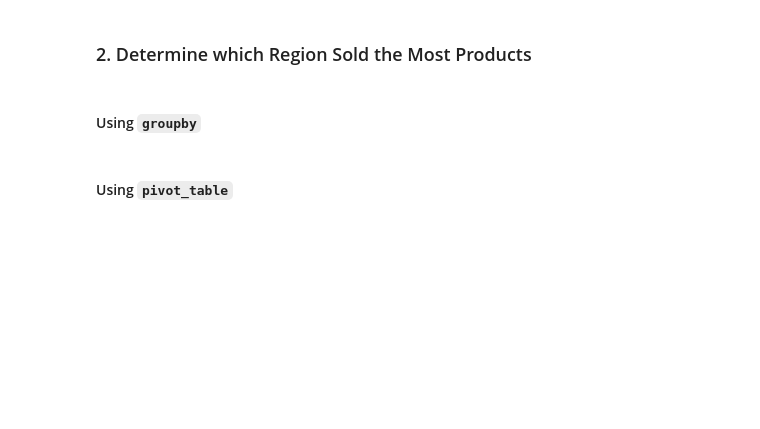
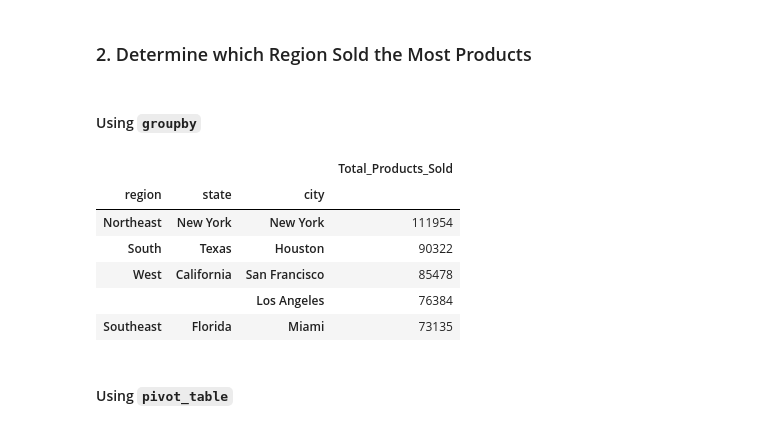
Before and after one commit to MsTDMc/athletic_sales_analysis, a Jupyter notebook: athletic_sales_analysis_starter_code.ipynb, the cells around one changed output. Saved outputs shown, nothing was run; the diff lists cells and outputs as text; code cells hidden in the pictures; blank space fills up the shorter version.

```diff
--- a/athletic_sales_analysis_starter_code.ipynb
+++ b/athletic_sales_analysis_starter_code.ipynb
@@ -125,11 +171,24 @@ combined_asa_rows_null.loc[:, 'invoice_date'].head()
 # %%
 # Show the number products sold for region, state, and city.
 # Rename the sum to "Total_Products_Sold".
-tps = combined_asa_rows_null.loc[df['region'].sum, df['state'].sum, df['city'].sum]
-
+# total_products_sold = combined_asa_rows_null.loc[df['region'].sum, df['state'].sum, df['city'].sum]
+#total_products_sold = pd.DataFrame({
+    #'units_sold': df[df['region'].isin(combined_asa_rows)].groupby('region')['units_sold'].sum(),
+    #'units_sold': df[df['state'].isin(combined_asa_rows)].groupby('state')['units_sold'].sum(),
+    #'units_sold': df[df['city'].isin(combined_asa_rows)].groupby('city')['units_sold'].sum()
+#})
+total_products_sold = combined_asa_rows.groupby(['region', 'state', 'city'])["units_sold"].agg(Total_Products_Sold = ('sum'))
 
 # Show the top 5 results.
-tps.head()
+total_products_sold.sort_values(by = (['Total_Products_Sold']), ascending=False).head()
+# %% [output]
+|  |  |  | Total_Products_Sold |
+| region | state | city |  |
+| Northeast | New York | New York | 111954 |
+| South | Texas | Houston | 90322 |
+| West | California | San Francisco | 85478 |
+|  |  | Los Angeles | 76384 |
+| Southeast | Florida | Miami | 73135 |
 # %% [markdown]
 #### Using `pivot_table`
 # %%
```
Also changed, not shown: parts of 19 cells of this notebook.
